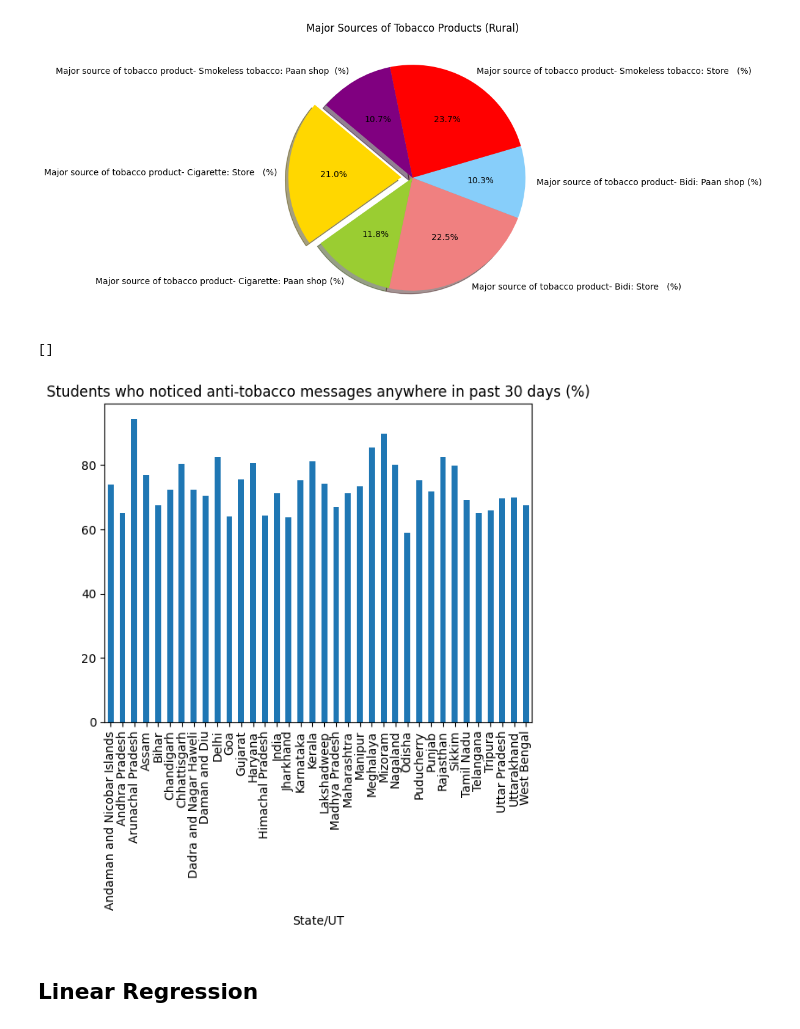
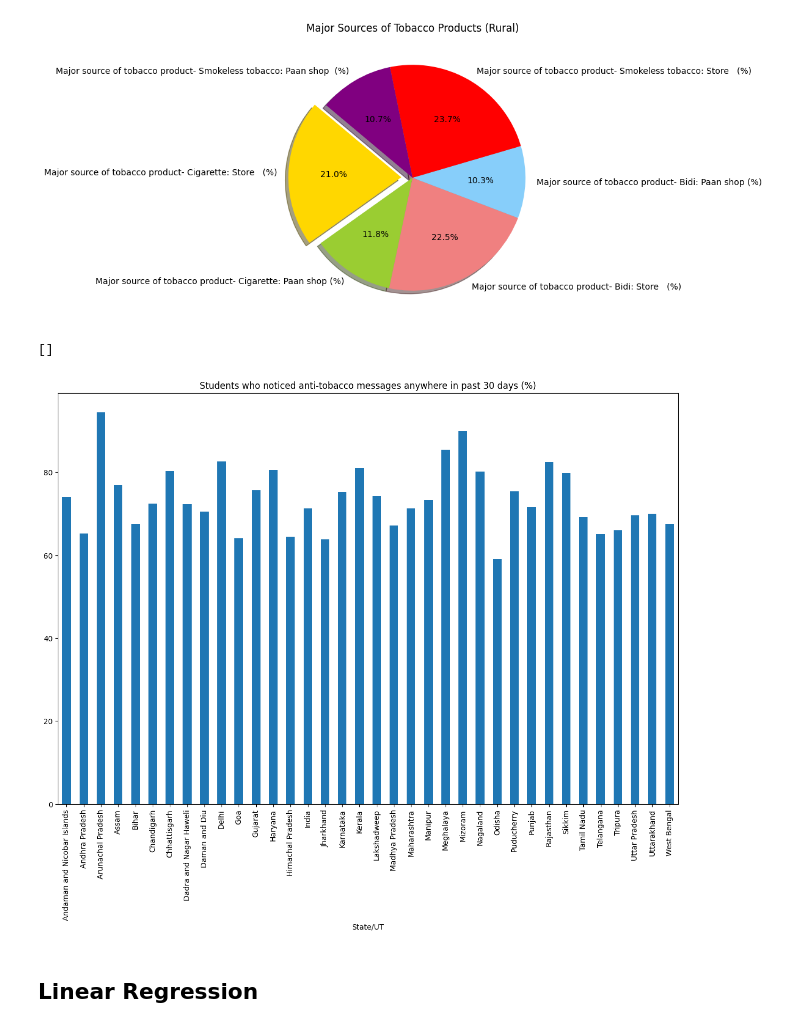
Before and after one commit to abdulhakkeempa/indian-tobacco-analysis, a Jupyter notebook: tobacco_analysis_python.ipynb, the cells around one changed output. Cells and saved outputs as stored; diff of their text form; code cells hidden in the pictures.

Commit message:
figsize changed

```diff
--- a/tobacco_analysis_python.ipynb
+++ b/tobacco_analysis_python.ipynb
@@ -355,12 +355,13 @@ plt.legend(loc='upper center', bbox_to_anchor=(0.5, -0.05), shadow=True, ncol=2)
 
 plt.show()
 # %%
+plt.figure(figsize=(15, 10))
 df[df['Area'] == "Total"].groupby(['State/UT',])['Students who noticed anti-tobacco messages anywhere in past 30 days    (%)'].mean().plot(kind='bar', stacked=False)
 plt.title("Students who noticed anti-tobacco messages anywhere in past 30 days (%)")
 plt.plot()
 # %% [output]
 []
-[figure, old version]
+[figure, new version]
 # %% [markdown]
 ## Linear Regression
 # %%
```
